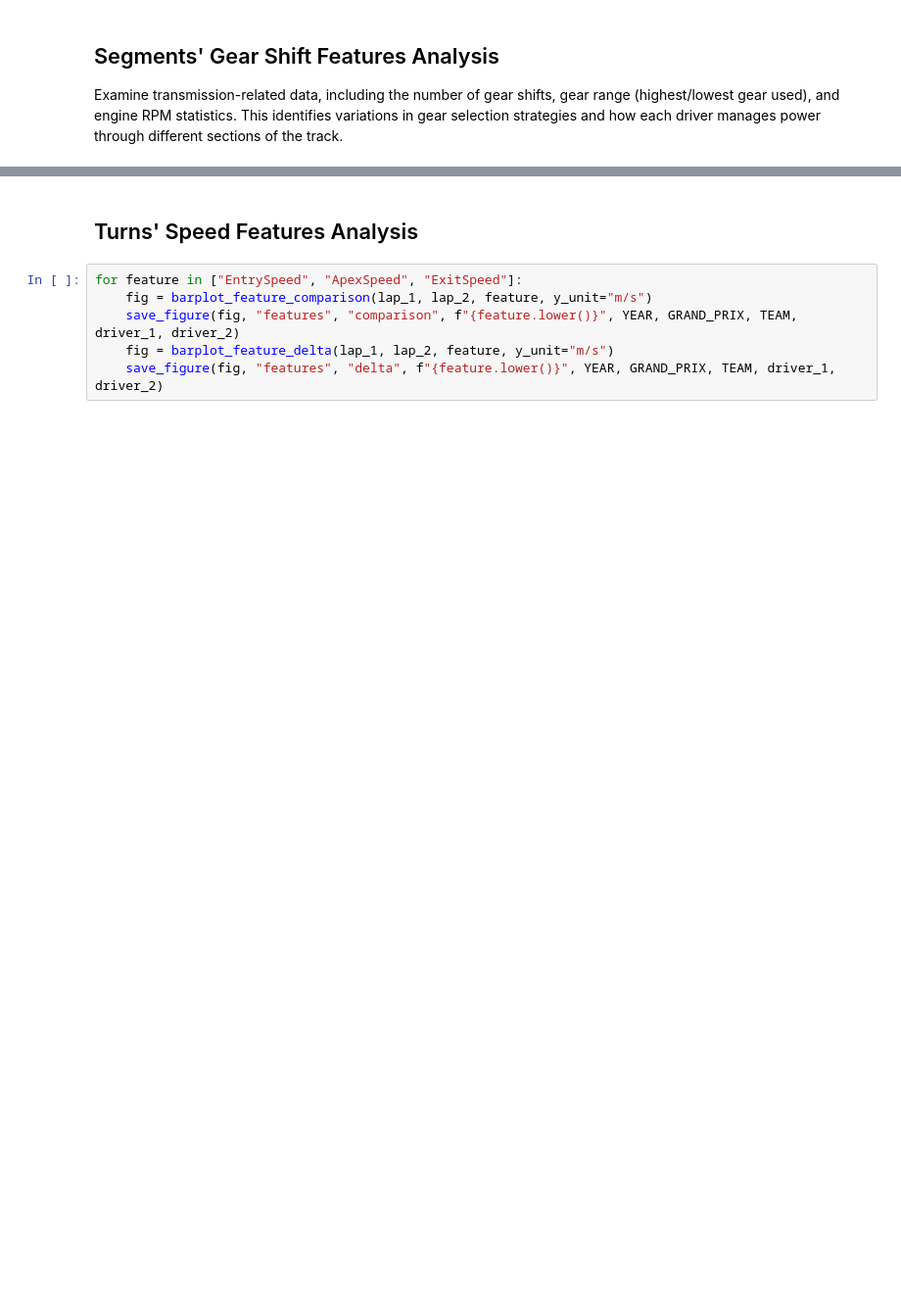
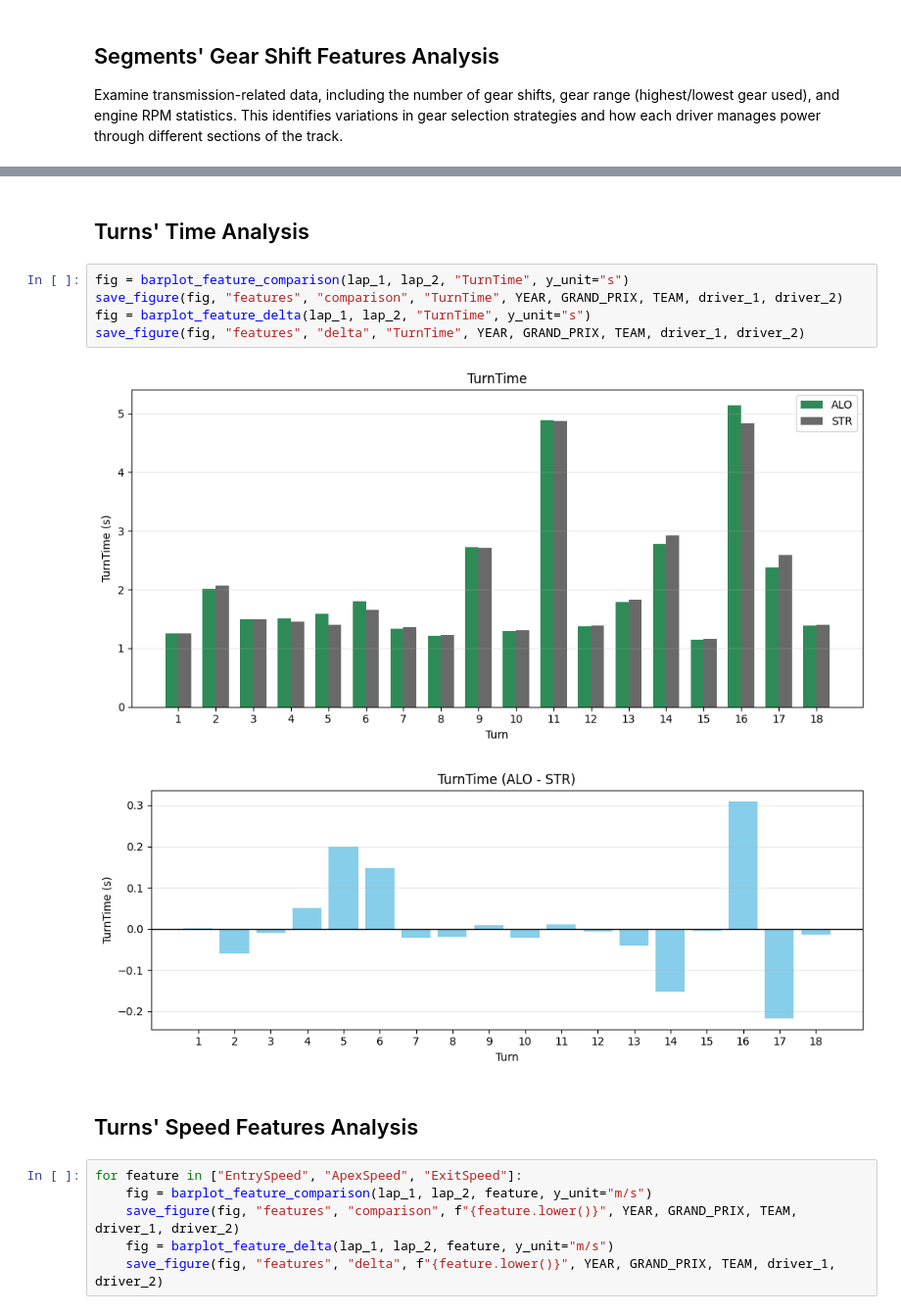
Before and after one commit to zelario/f1-teammate-analysis, a Jupyter notebook: notebooks/04_feature_analysis.ipynb, the cells around one changed output, grey strips where cells are left out. Shown at 98% size. Cells and saved outputs as stored; diff of their text form; blank space fills up the shorter version.

Commit message:
Finish improving feature analysis.

```diff
--- a/notebooks/04_feature_analysis.ipynb
+++ b/notebooks/04_feature_analysis.ipynb
@@ -75,3 +121,13 @@ for feature, y_unit in [("NumberOfShifts", ""), ("LowestGear", ""), ("HighestGea
+# %% [markdown]
+## Turns' Time Analysis
+# %%
+fig = barplot_feature_comparison(lap_1, lap_2, "TurnTime", y_unit="s")
+save_figure(fig, "features", "comparison", "TurnTime", YEAR, GRAND_PRIX, TEAM, driver_1, driver_2)
+fig = barplot_feature_delta(lap_1, lap_2, "TurnTime", y_unit="s")
+save_figure(fig, "features", "delta", "TurnTime", YEAR, GRAND_PRIX, TEAM, driver_1, driver_2)
+# %% [output]
+[figure, added]
+[figure, added]
 # %% [markdown]
 ## Turns' Speed Features Analysis
 # %%
```
Also changed, not shown: parts of 13 cells of this notebook, 25 other files.
